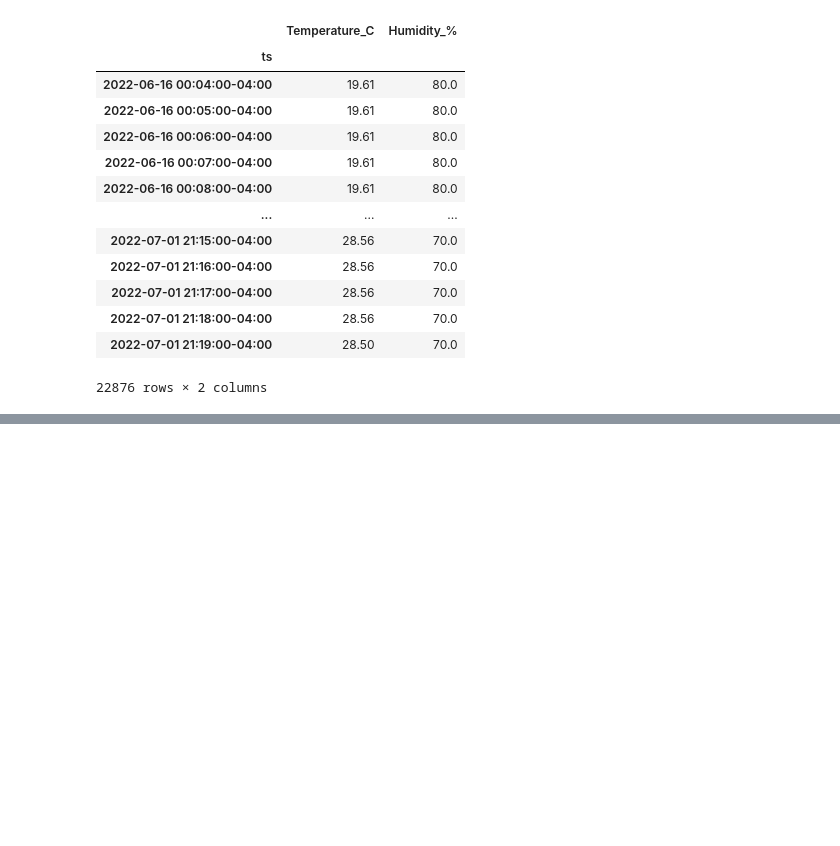
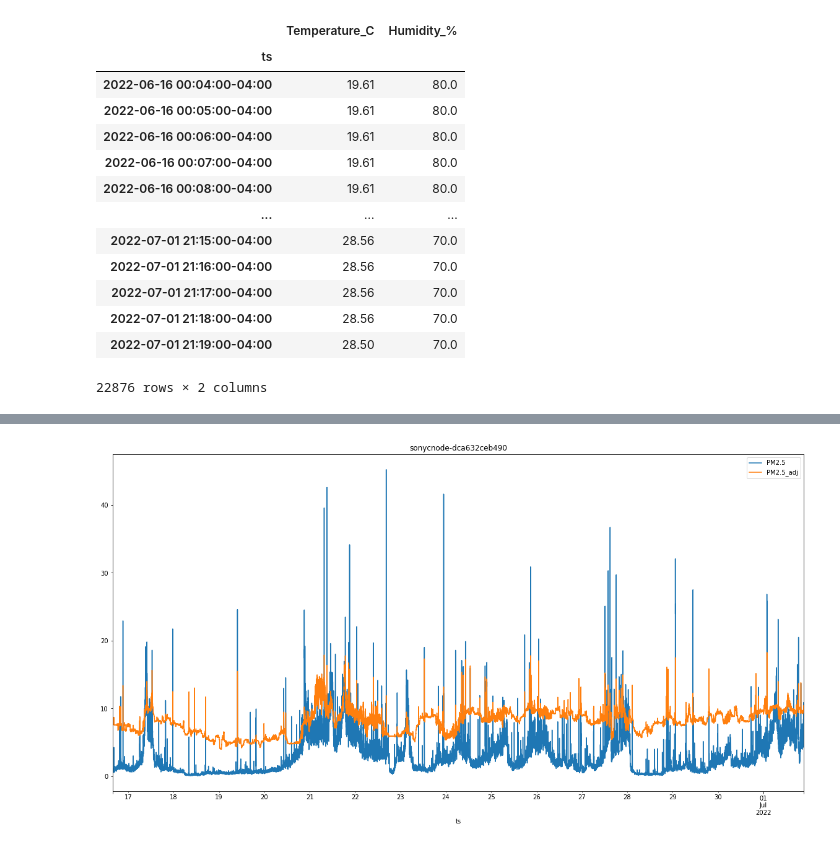
Before and after one commit to sonyc-project/sonycAQ, a Jupyter notebook: notebooks/Ml_modal_with_Local_weather_station/apply_model_fit_to_new_data.ipynb, the cells around one changed output, grey strips where cells are left out. Saved outputs shown, nothing was run; the diff lists cells and outputs as text; code cells hidden in the pictures; blank space fills up the shorter version.

Commit message:
Data out and bug fixes for missing data

```diff
--- a/notebooks/Ml_modal_with_Local_weather_station/apply_model_fit_to_new_data.ipynb
+++ b/notebooks/Ml_modal_with_Local_weather_station/apply_model_fit_to_new_data.ipynb
@@ -120,41 +120,76 @@ sensor_list = ['sonycnode-dca632ceb490', 'sonycnode-dca632ceb547', 'sonycnode-dc
 # sensor_list = ['sonycnode-dca632ceb490']
 for fqdn in sensor_list:
 
-    if os.path.exists('%s.csv' % fqdn):
-        continue
+#     if os.path.exists('%s.csv' % fqdn):
+#         continue
 
     ss = utils.download_sensor_data(es, 'status', 'fqdn', fqdn, start=st_date_utc, end=en_date_utc, save=False)
     data = {}
 
-    main_df = pd.DataFrame()
-    for idx, ele in enumerate(ss):
-        ts = pd.to_datetime(datetime.fromtimestamp(int(ele['aq']['dt']))).tz_localize(tz='US/Eastern')
-        main_df.at[idx,'ts'] = ts
-    data['ts'] = pd.to_datetime([datetime.fromtimestamp(int(ele['aq']['dt'])) for ele in ss if 'aq' in ele and 'dt' in ele]).tz_localize(tz='US/Eastern')
-    print()
-    data['laeq'] = [ele['laeq'] for ele in ss if 'laeq' in ele]
-    data['lceq'] = [ele['lceq'] for ele in ss if 'lceq' in ele]
-    data['lzeq'] = [ele['lzeq'] for ele in ss if 'lzeq' in ele]
+    aq_data = [ele['aq'] if 'aq' in ele else None for ele in ss]
+    data['ts'] = [ele['dt'] if ele != None else None for ele in aq_data]
 
-    data['PM1.0'] = [ele['aq']['PM1.0'] for ele in ss if 'aq' in ele and 'PM1.0' in ele]
-    data['PM2.5'] = [ele['aq']['PM2.5'] for ele in ss if 'aq' in ele and 'PM2.5' in ele]
-    data['PM10'] = [ele['aq']['PM10'] for ele in ss if 'aq' in ele and 'PM10' in ele]
+    data['laeq'] = [ele['laeq'] if 'laeq' in ele else None for ele in ss]
+    data['lceq'] = [ele['lceq'] if 'lceq' in ele else None for ele in ss]
+    data['lzeq'] = [ele['lzeq'] if 'lzeq' in ele else None for ele in ss]
 
-    data['engine'] = [ele['classification']['engine'] for ele in ss if 'classification' in ele]
-    data['machinery_impact'] = [ele['classification']['machinery_impact'] for ele in ss if 'classification' in ele]
-    data['non_machinery_impact'] = [ele['classification']['non_machinery_impact'] for ele in ss if 'classification' in ele]
-    data['powered_saw'] = [ele['classification']['powered_saw'] for ele in ss if 'classification' in ele]
-    data['human_voice'] = [ele['classification']['human_voice'] for ele in ss if 'classification' in ele]
+    data['PM1.0'] = [ele['PM1.0'] if ele != None else None for ele in aq_data]
+    data['PM2.5'] = [ele['PM2.5'] if ele != None else None for ele in aq_data]
+    data['PM10'] = [ele['PM10'] if ele != None else None for ele in aq_data]
 
-    main_df = pd.DataFrame(data)
+    data['engine'] = [ele['classification']['engine'] if 'classification' in ele else None for ele in ss]
+    data['machinery_impact'] = [ele['classification']['machinery_impact'] if 'classification' in ele else None for ele in ss]
+    data['non_machinery_impact'] = [ele['classification']['non_machinery_impact'] if 'classification' in ele else None for ele in ss if 'classification' in ele]
+    data['powered_saw'] = [ele['classification']['powered_saw'] if 'classification' in ele else None for ele in ss]
+    data['human_voice'] = [ele['classification']['human_voice'] if 'classification' in ele else None for ele in ss]
+
+    print(len(data['ts']))
+    print(len(data['laeq']))
+    print(len(data['lceq']))
+    print(len(data['lzeq']))
+    print(len(data['PM1.0']))
+    print(len(data['PM2.5']))
+    print(len(data['PM10']))
+    print(len(data['engine']))
+    print(len(data['machinery_impact']))
+    print(len(data['non_machinery_impact']))
+    print(len(data['powered_saw']))
+    print(len(data['human_voice']))
+
+    main_df = pd.DataFrame.from_dict(data, orient='index').transpose()
+#     break
+#     data['ts'] = pd.to_datetime([datetime.fromtimestamp(int(ele['aq']['dt'])) if 'aq' in ele and 'dt' in ele else None for ele in ss ]).tz_localize(tz='US/Eastern')
+
+#     data['laeq'] = [ele['laeq'] if 'laeq' in ele else None for ele in ss]
+#     data['lceq'] = [ele['lceq'] if 'lceq' in ele else None for ele in ss]
+#     data['lzeq'] = [ele['lzeq'] if 'lzeq' in ele else None for ele in ss]
+
+#     data['PM1.0'] = [ele['aq']['PM1.0'] if 'aq' in ele and 'PM1.0' in ele else None for ele in ss]
+#     data['PM2.5'] = [ele['aq']['PM2.5'] if 'aq' in ele and 'PM2.5' in ele else None for ele in ss]
+#     data['PM10'] = [ele['aq']['PM10'] if 'aq' in ele and 'PM10' in ele else None for ele in ss]
+
+#     data['engine'] = [ele['classification']['engine'] if 'classification' in ele else None for ele in ss]
+#     data['machinery_impact'] = [ele['classification']['machinery_impact'] if 'classification' in ele else None for ele in ss]
+#     data['non_machinery_impact'] = [ele['classification']['non_machinery_impact'] if 'classification' in ele else None for ele in ss if 'classification' in ele]
+#     data['powered_saw'] = [ele['classification']['powered_saw'] if 'classification' in ele else None for ele in ss]
+#     data['human_voice'] = [ele['classification']['human_voice'] if 'classification' in ele else None for ele in ss]
+
+#     main_df = pd.DataFrame(data)
+    main_df = main_df.sort_values('ts')
+    main_df = main_df.fillna(method='ffill').fillna(method='bfill')
+    main_df['ts'] = pd.to_datetime(main_df['ts'], unit='s').dt.tz_localize('UTC').dt.tz_convert('US/Eastern')
+
+
     main_df = main_df.set_index('ts').resample('%iT' % avg_over_min).mean()
+    main_df = main_df.fillna(method='ffill').fillna(method='bfill')
     main_df = main_df[str(df_weather.index[0]):str(df_weather.index[-1])]
 
     main_df[['temp_c', 'rel_humid']] = df_weather[['Temperature_C', 'Humidity_%']]
 
-    main_df = main_df.fillna(method='ffill').fillna(method='bfill')
-
     knn_input_df = main_df[['PM2.5', 'temp_c', 'rel_humid']].rename(columns={'PM2.5': 'Sensor_O1', 'temp_c': 'Temp', 'rel_humid': 'RelHum'})
     main_df['PM2.5_adj'] = knn.predict(knn_input_df)
     main_df.round(4).to_csv('%s.csv' % fqdn)
+
+    main_df[['PM2.5', 'PM2.5_adj']].plot(figsize=(20, 10))
+    plt.title(fqdn)
 # %% [output]
@@ -179,0 +282 @@ ValueError: All arrays must be of the same length
+[figure, added]
```
Also changed, not shown: parts of 4 cells of this notebook, 5 other files.
